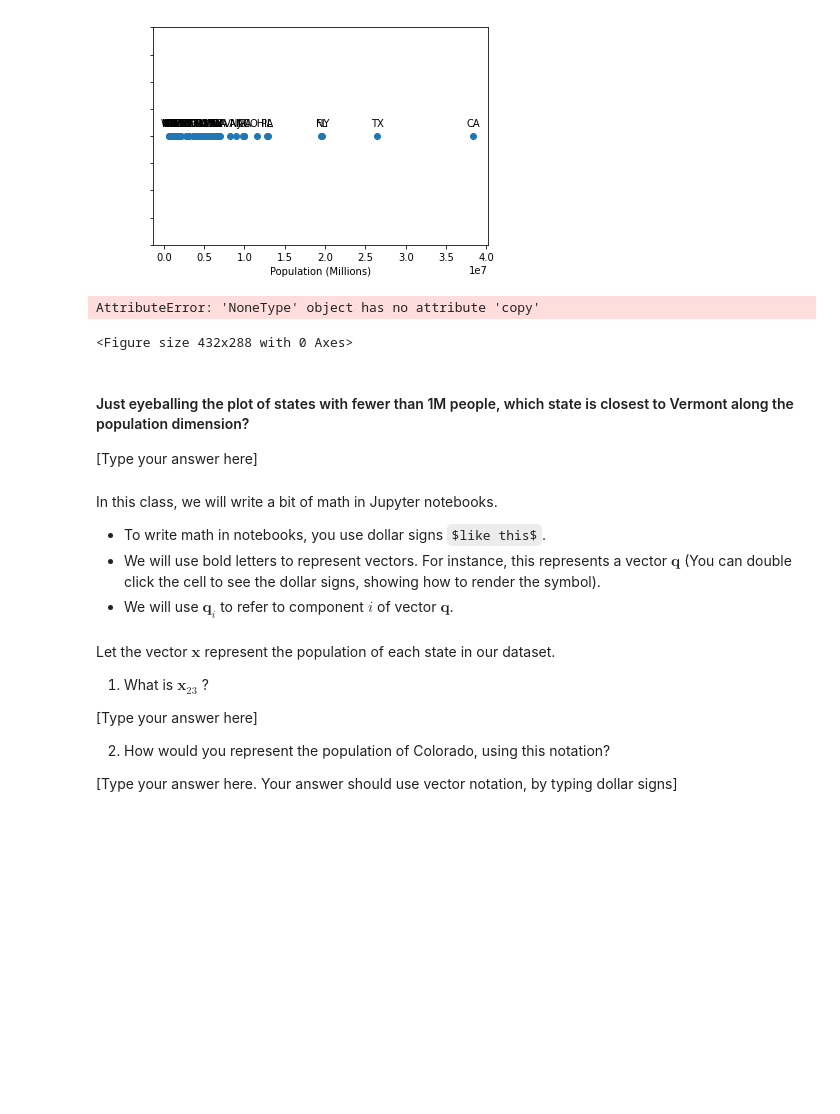
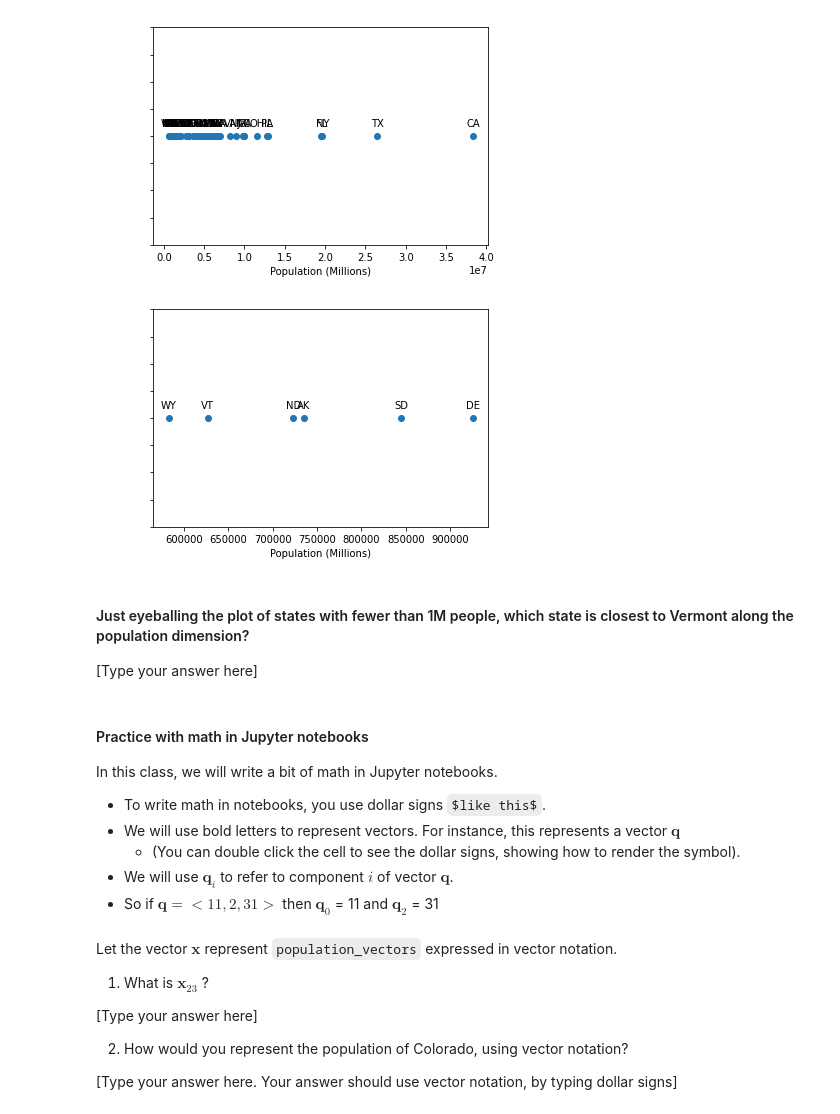
Before and after one commit to AbeHandler/everything, a Jupyter notebook: teaching/4604fall2020/notebooks/Notebook1.ipynb, the cells around one changed output. Drawn from its saved outputs; the diff is of its cells as text; code cells hidden in the pictures; blank space fills up the shorter version.

```diff
--- a/teaching/4604fall2020/notebooks/Notebook1.ipynb
+++ b/teaching/4604fall2020/notebooks/Notebook1.ipynb
@@ -120,15 +126,14 @@ plotdf1D(df)
 # %%
 # Filter your dataframe to states with fewer than 1M people
 # hint: this requires filtering the dataframe with pandas
 
-less_than_1M = None # this variable should be a dataframe of states with fewer than 1M people
+less_than_1M = df[df["population"] < 1000000] # this variable should be a dataframe of states with fewer than 1M people
 
 # and plot it
 
 plotdf1D(less_than_1M)
 # %% [output]
-AttributeError: 'NoneType' object has no attribute 'copy'
-<Figure size 432x288 with 0 Axes>
+[figure, added]
 # %% [markdown]
 #### Just eyeballing the plot of states with fewer than 1M people, which state is closest to Vermont along the population dimension?
 
@@ -150,17 +155,21 @@ population_vectors = df["population"].to_numpy()
 
 # [answer here]
 # %% [markdown]
+#### Practice with math in Jupyter notebooks
+
 In this class, we will write a bit of math in Jupyter notebooks.
 - To write math in notebooks, you use dollar signs `$like this$`.
-- We will use bold letters to represent vectors. For instance, this represents a vector $\boldsymbol q$ (You can double click the cell to see the dollar signs, showing how to render the symbol).
+- We will use bold letters to represent vectors. For instance, this represents a vector $\boldsymbol q$
+    - (You can double click the cell to see the dollar signs, showing how to render the symbol).
 - We will use $\boldsymbol q_i$ to refer to component $i$ of vector $\boldsymbol q$.
+- So if $\boldsymbol q = <11,2,31>$ then $\boldsymbol q_0$ = 11 and $\boldsymbol q_2$ = 31
 # %% [markdown]
-Let the vector $\boldsymbol x$ represent the population of each state in our dataset.
+Let the vector $\boldsymbol x$ represent `population_vectors` expressed in vector notation.
 
 1. What is $\boldsymbol x_{23}$ ?
 
 [Type your answer here]
 
-2. How would you represent the population of Colorado, using this notation?
+2. How would you represent the population of Colorado, using vector notation?
 
 [Type your answer here. Your answer should use vector notation, by typing dollar signs]
```
Also changed, not shown: parts of 8 cells of this notebook.
